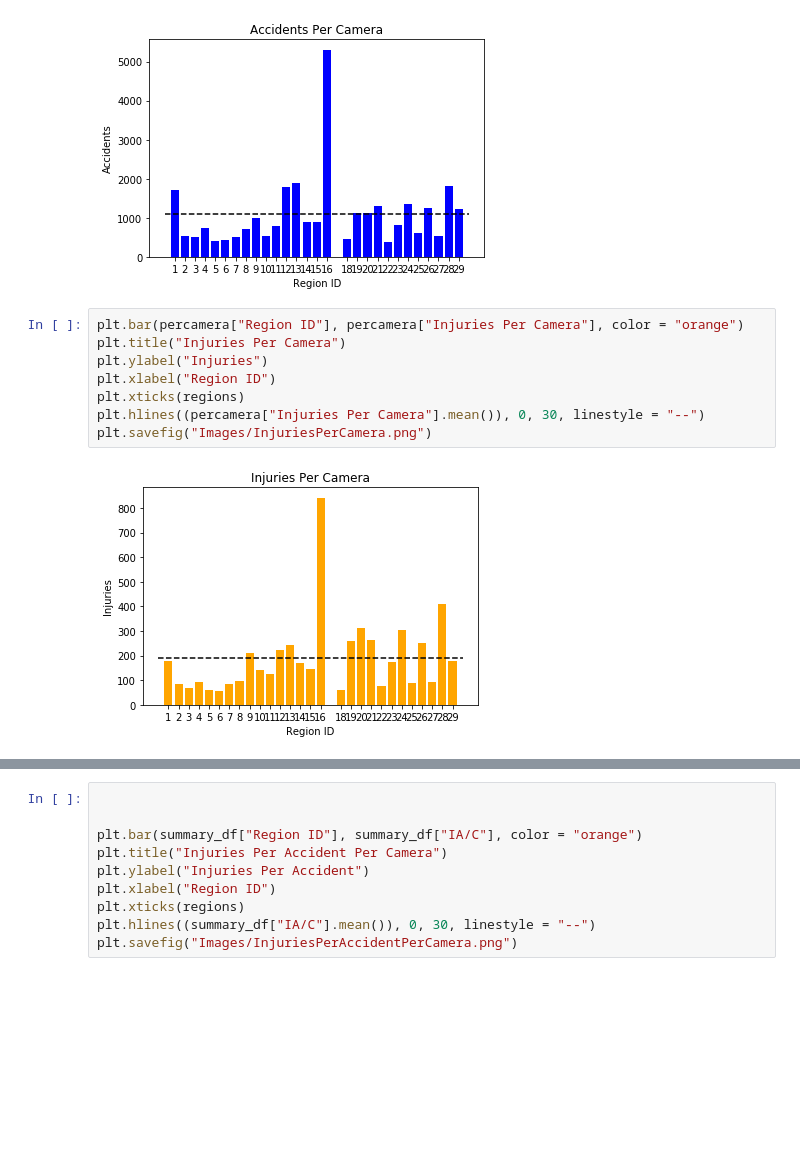
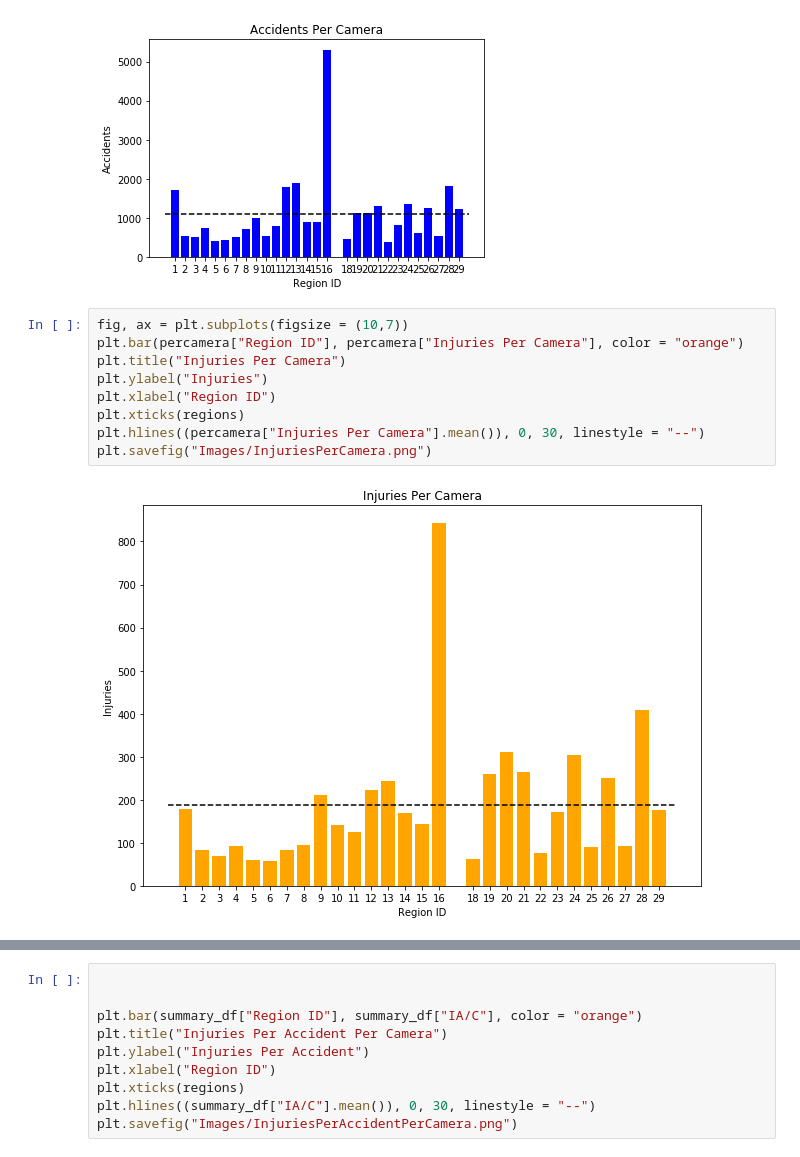
Before and after one commit to emharen/Project-One, a Jupyter notebook: AccidentsInjuriesFatalitiesbyCamera.ipynb, the cells around one changed output, grey strips where cells are left out. Drawn from its saved outputs; the diff is of its cells as text; blank space fills up the shorter version.

```diff
--- a/AccidentsInjuriesFatalitiesbyCamera.ipynb
+++ b/AccidentsInjuriesFatalitiesbyCamera.ipynb
@@ -197,13 +201,14 @@ plt.savefig("Images/AccidentsPerCamera.png")
 # %% [output]
 [figure]
 # %%
+fig, ax = plt.subplots(figsize = (10,7))
 plt.bar(percamera["Region ID"], percamera["Injuries Per Camera"], color = "orange")
 plt.title("Injuries Per Camera")
 plt.ylabel("Injuries")
 plt.xlabel("Region ID")
 plt.xticks(regions)
 plt.hlines((percamera["Injuries Per Camera"].mean()), 0, 30, linestyle = "--")
 plt.savefig("Images/InjuriesPerCamera.png")
 # %% [output]
-[figure, old version]
+[figure, new version]
 # %%
```
Also changed, not shown: parts of 13 cells of this notebook, 8 other files.
